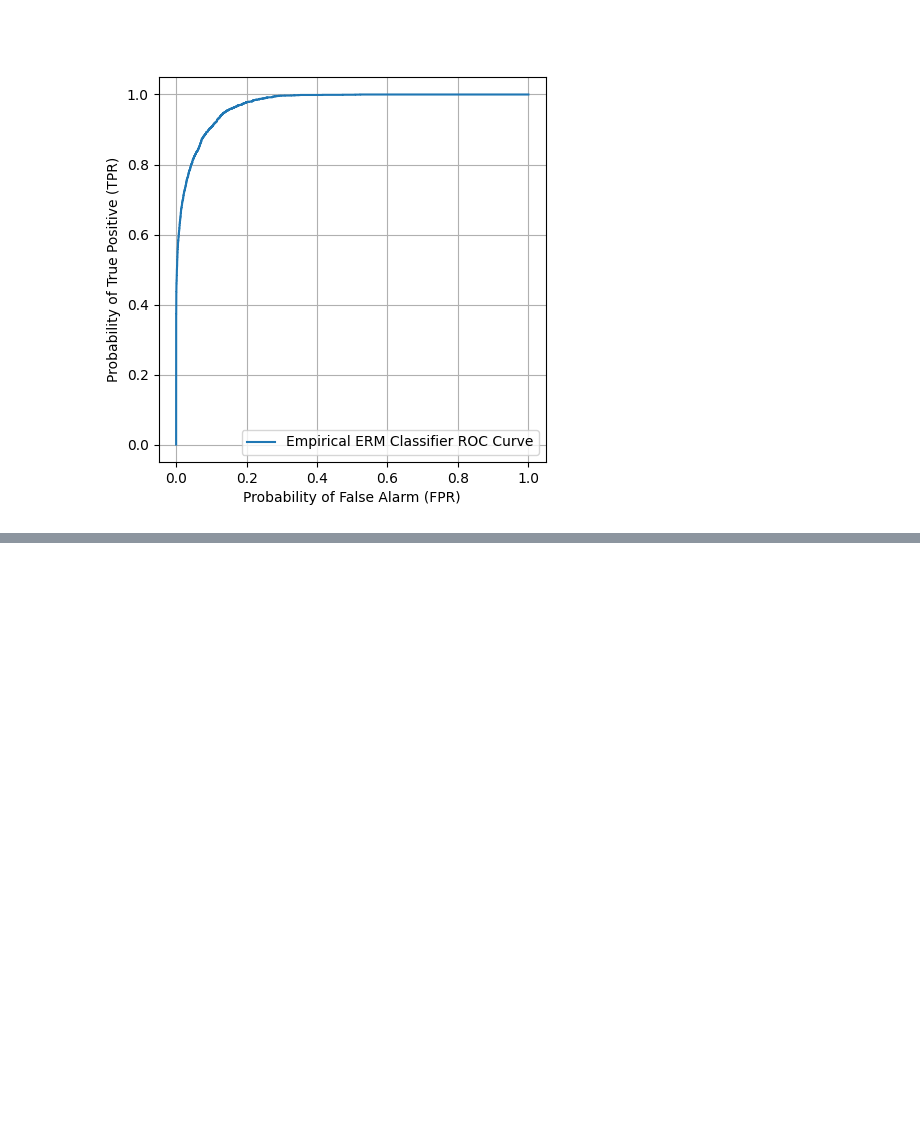
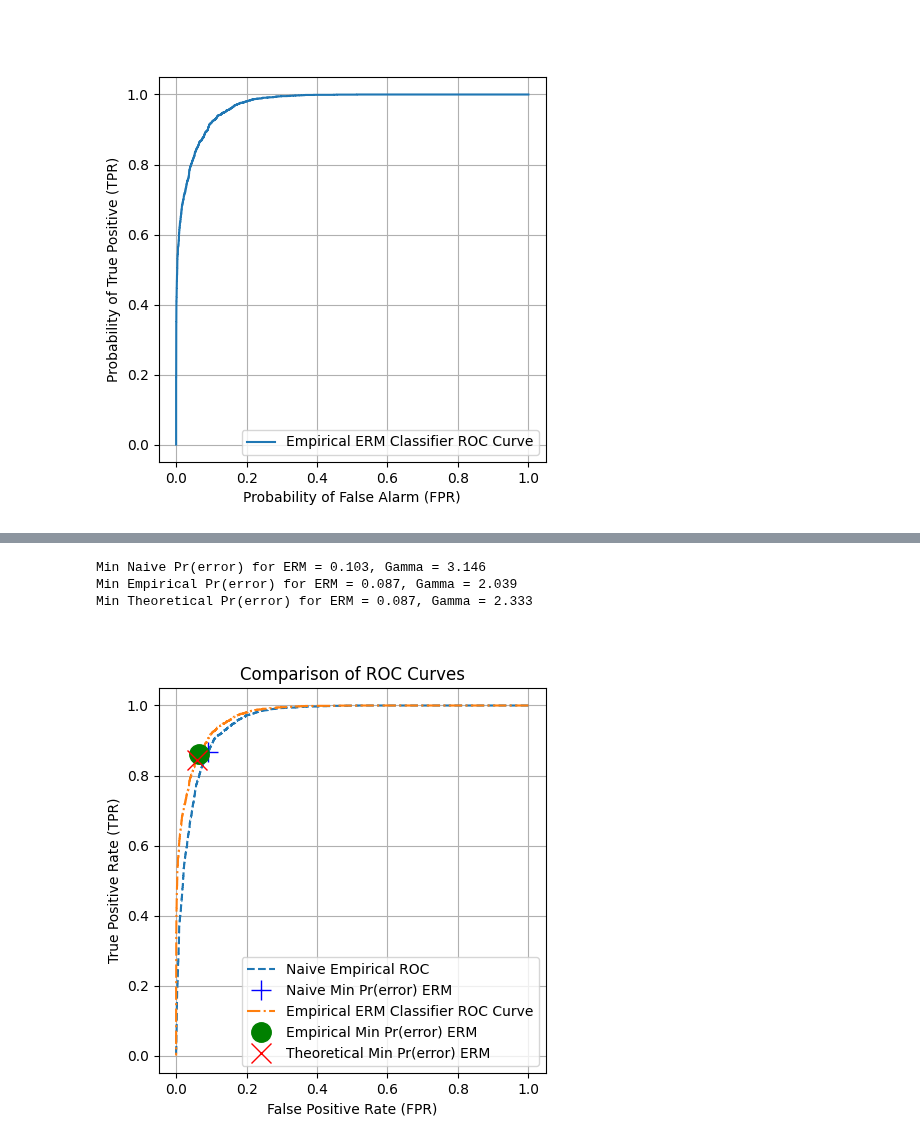
Before and after one commit to ankesh86/IntroductionToMachineLearning, a Jupyter notebook: EECE5644_Assgn1.ipynb, the cells around one changed output, grey strips where cells are left out. Saved outputs shown, nothing was run; the diff lists cells and outputs as text; code cells hidden in the pictures; blank space fills up the shorter version.

```diff
--- a/EECE5644_Assgn1.ipynb
+++ b/EECE5644_Assgn1.ipynb
@@ -306,0 +275,50 @@ Min Naive Gamma = 5.047
+# %%
+# Define theoretical gamma based on log-ratio of class priors if using a Bayesian approach
+
+naive_class_conditional_likelihoods = np.array([
+    multivariate_normal.pdf(X, mean=gmm_pdf['mu'][l], cov=np.eye(X.shape[1])) for l in range(len(gmm_pdf['mu']))
+])
+
+# Compute the class conditional log likelihoods to define the discriminant score
+discriminant_score_naive = np.log(naive_class_conditional_likelihoods[1]) - np.log(naive_class_conditional_likelihoods[0])
+
+# Calculate ROC for Naive Bayes and Empirical ERM
+roc_naive, gammas_naive = estimate_roc(discriminant_score_naive, labels)
+roc_erm, gammas_erm = estimate_roc(discriminant_score_erm, labels)  # This needs to be computed if not already
+
+
+# Calculate probability of error for Naive Bayes
+prob_error_naive = np.array([roc_naive['p10'], 1 - roc_naive['p11']]).T @ (N_per_l / np.sum(N_per_l))
+min_prob_error_naive = np.min(prob_error_naive)
+min_ind_naive = np.argmin(prob_error_naive)
+
+
+# Output the probabilities of error and gamma values
+print(f"Min Naive Pr(error) for ERM = {min_prob_error_naive:.3f}, Gamma = {np.exp(gammas_naive[min_ind_naive]):.3f}")
+print(f"Min Empirical Pr(error) for ERM = {min_prob_error_empirical:.3f}, Gamma = {np.exp(gammas_empirical[min_index_empirical]):.3f}")
+print(f"Min Theoretical Pr(error) for ERM = {min_prob_error_map:.3f}, Gamma = {np.exp(gamma_map):.3f}")
+
+# Plotting all components together
+fig_roc, ax_roc = plt.subplots(figsize=(5, 5))
+# Plot Naive Bayes ROC curve
+ax_roc.plot(roc_naive['p10'], roc_naive['p11'], linestyle='--', label="Naive Empirical ROC")
+ax_roc.plot(roc_naive['p10'][min_ind_naive], roc_naive['p11'][min_ind_naive], 'b+', markersize=14, label="Naive Min Pr(error) ERM")
+# Plotting the points indicating minimum probability of error
+ax_roc.plot(roc_erm['p10'], roc_erm['p11'], linestyle='-.', label="Empirical ERM Classifier ROC Curve")
+ax_roc.plot(roc_erm['p10'][min_index_empirical], roc_erm['p11'][min_index_empirical], 'go',
+            label="Empirical Min Pr(error) ERM", markersize=14)
+ax_roc.plot(class_metrics_map['FPR'], class_metrics_map['TPR'], 'rx',
+            label="Theoretical Min Pr(error) ERM", markersize=14)
+
+ax_roc.set_xlabel("False Positive Rate (FPR)")
+ax_roc.set_ylabel("True Positive Rate (TPR)")
+ax_roc.set_title("Comparison of ROC Curves")
+ax_roc.grid(True)
+ax_roc.legend()
+
+plt.show()
+# %% [output]
+Min Naive Pr(error) for ERM = 0.103, Gamma = 3.146
+Min Empirical Pr(error) for ERM = 0.087, Gamma = 2.039
+Min Theoretical Pr(error) for ERM = 0.087, Gamma = 2.333
+[figure, added]
```
Also changed, not shown: parts of 3 cells of this notebook.
